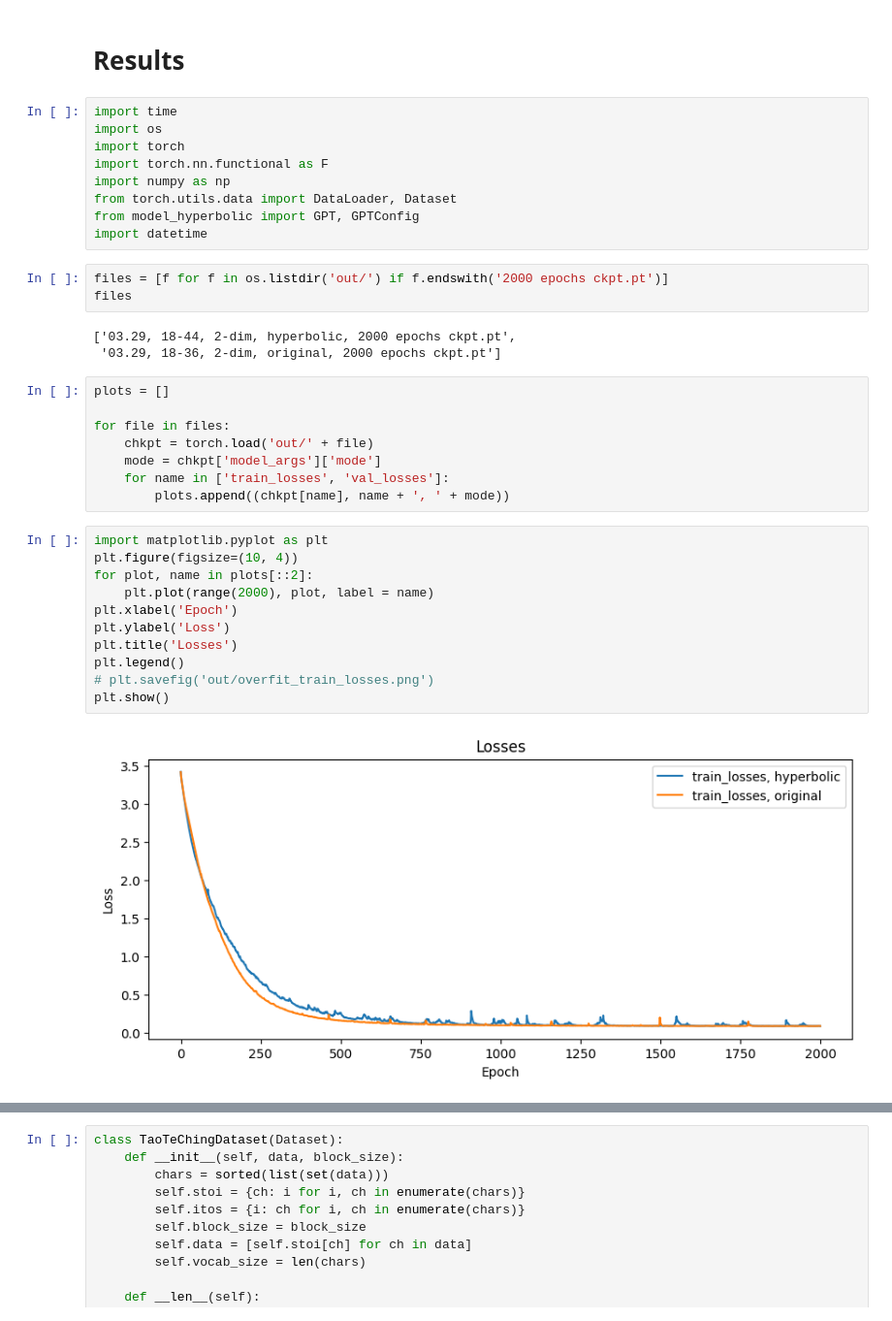
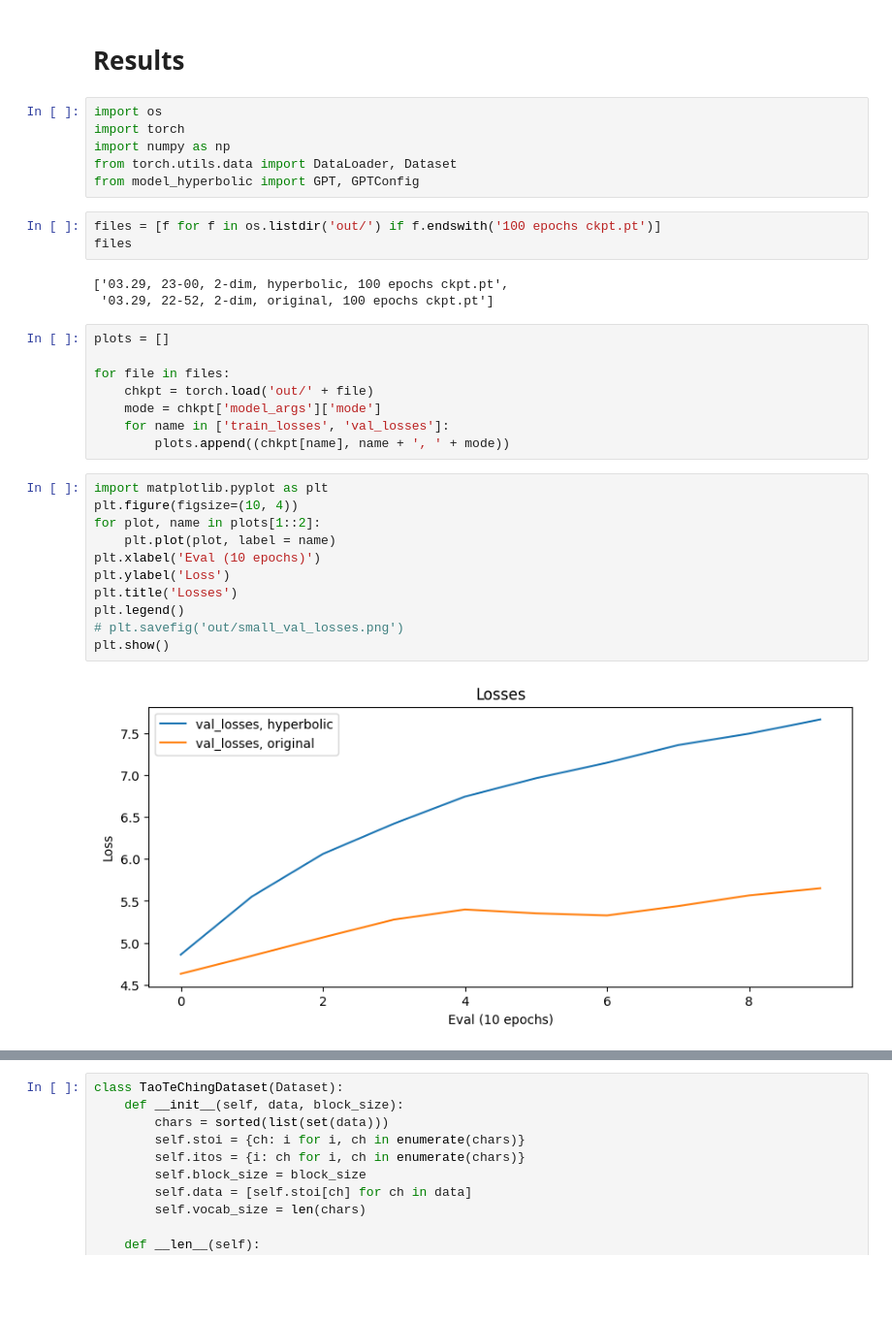
Before and after one commit to Alex2034/nanoGPT, a Jupyter notebook: train_simplified.ipynb, the cells around one changed output, grey strips where cells are left out. Shown at 97% size. Saved outputs shown, nothing was run; the diff lists cells and outputs as text; blank space fills up the shorter version.

```diff
--- a/train_simplified.ipynb
+++ b/train_simplified.ipynb
@@ -195,20 +195,17 @@ Epoch 100 completed in 0.26 seconds
 # %% [markdown]
 # Results
 # %%
-import time
 import os
 import torch
-import torch.nn.functional as F
 import numpy as np
 from torch.utils.data import DataLoader, Dataset
 from model_hyperbolic import GPT, GPTConfig
-import datetime
 # %%
-files = [f for f in os.listdir('out/') if f.endswith('2000 epochs ckpt.pt')]
+files = [f for f in os.listdir('out/') if f.endswith('100 epochs ckpt.pt')]
 files
 # %% [output]
-['03.29, 18-44, 2-dim, hyperbolic, 2000 epochs ckpt.pt',
- '03.29, 18-36, 2-dim, original, 2000 epochs ckpt.pt']
+['03.29, 23-00, 2-dim, hyperbolic, 100 epochs ckpt.pt',
+ '03.29, 22-52, 2-dim, original, 100 epochs ckpt.pt']
 # %%
 plots = []
 
@@ -220,16 +217,16 @@ for file in files:
 # %%
 import matplotlib.pyplot as plt
 plt.figure(figsize=(10, 4))
-for plot, name in plots[::2]:
-    plt.plot(range(2000), plot, label = name)
-plt.xlabel('Epoch')
+for plot, name in plots[1::2]:
+    plt.plot(plot, label = name)
+plt.xlabel('Eval (10 epochs)')
 plt.ylabel('Loss')
 plt.title('Losses')
 plt.legend()
-# plt.savefig('out/overfit_train_losses.png')
+# plt.savefig('out/small_val_losses.png')
 plt.show()
 # %% [output]
-[figure, old version]
+[figure, new version]
 # %%
 plt.figure(figsize=(10, 4))
 for plot, name in plots[::2]:
```
Also changed, not shown: parts of 10 cells of this notebook, 16 other files.
